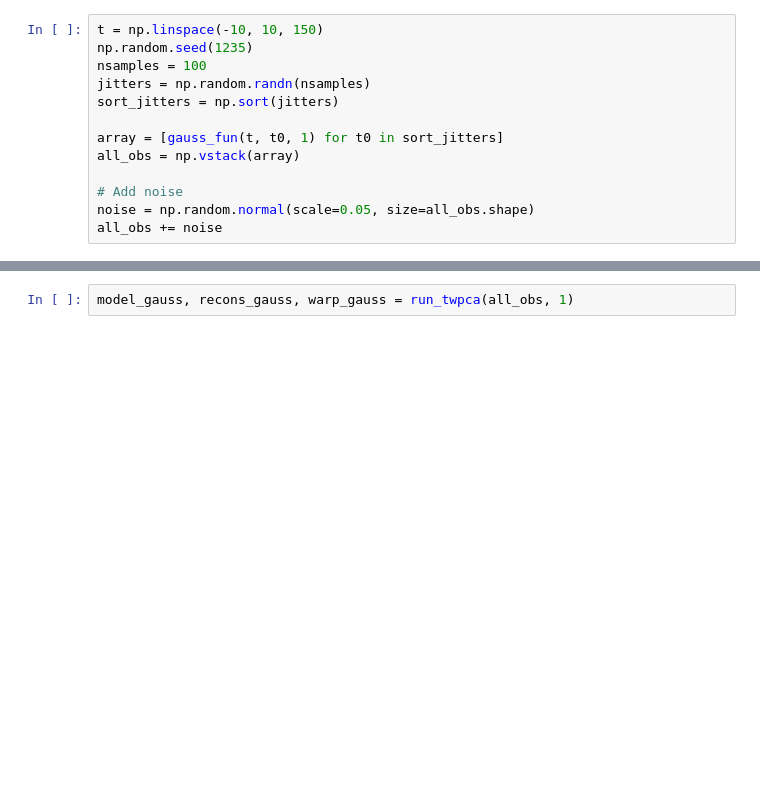
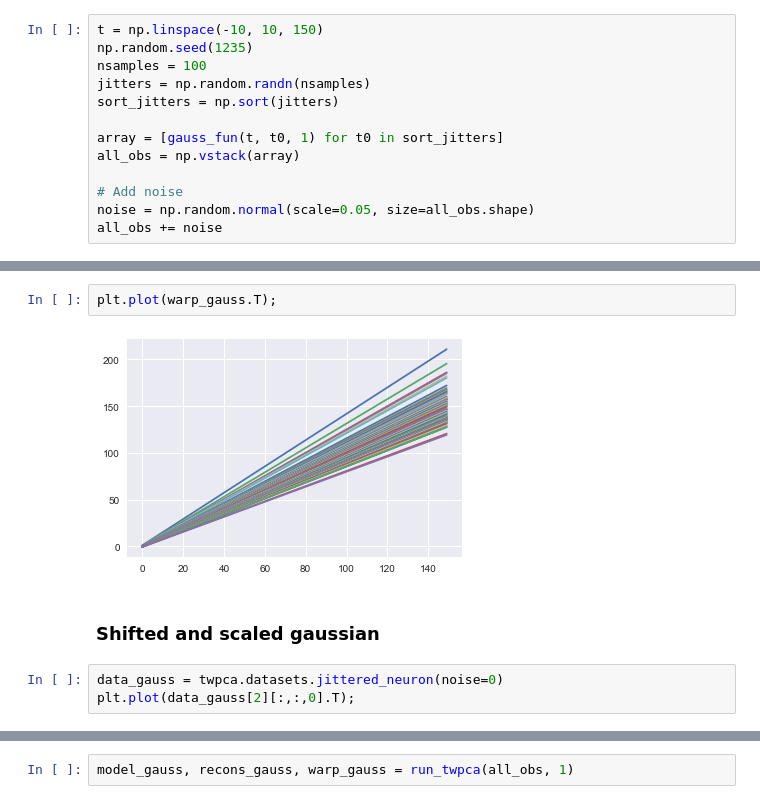
Before and after one commit to lmn93beo/twPCA-Neural-Analysis, a Jupyter notebook: twpca_neural_analysis.ipynb, the cells around one changed output, grey strips where cells are left out. Saved outputs shown, nothing was run; the diff lists cells and outputs as text; blank space fills up the shorter version.

```diff
--- a/twpca_neural_analysis.ipynb
+++ b/twpca_neural_analysis.ipynb
@@ -45,0 +74,9 @@ all_obs += noise
+# %%
+plt.plot(warp_gauss.T);
+# %% [output]
+[figure, added]
+# %% [markdown]
+### Shifted and scaled gaussian
+# %%
+data_gauss = twpca.datasets.jittered_neuron(noise=0)
+plt.plot(data_gauss[2][:,:,0].T);
```
Also changed, not shown: parts of 15 cells of this notebook, 1 other file.
